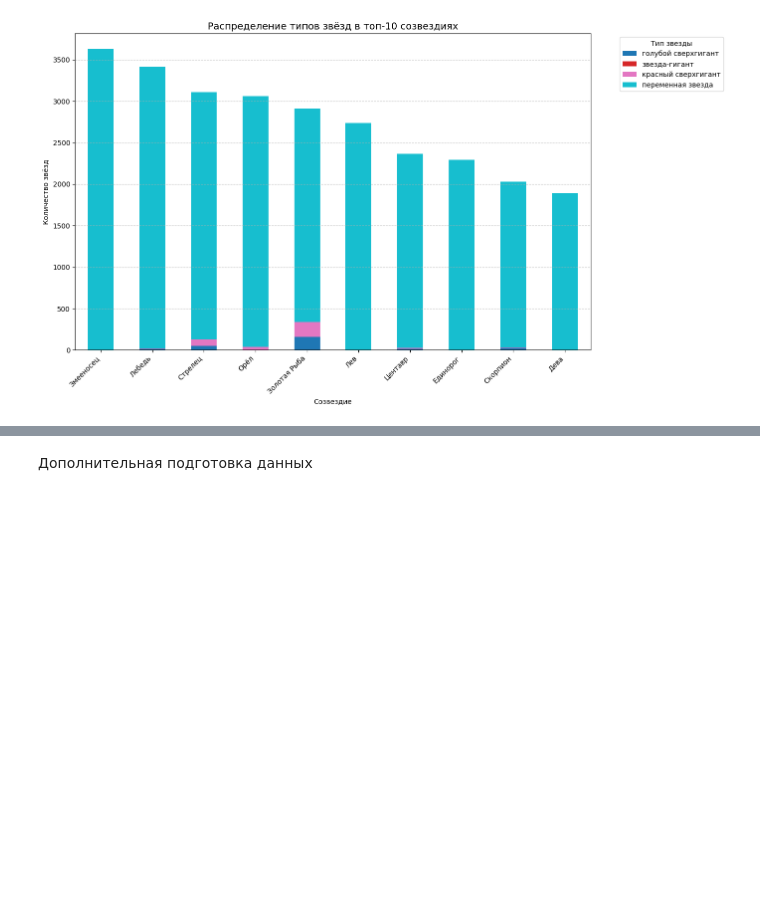
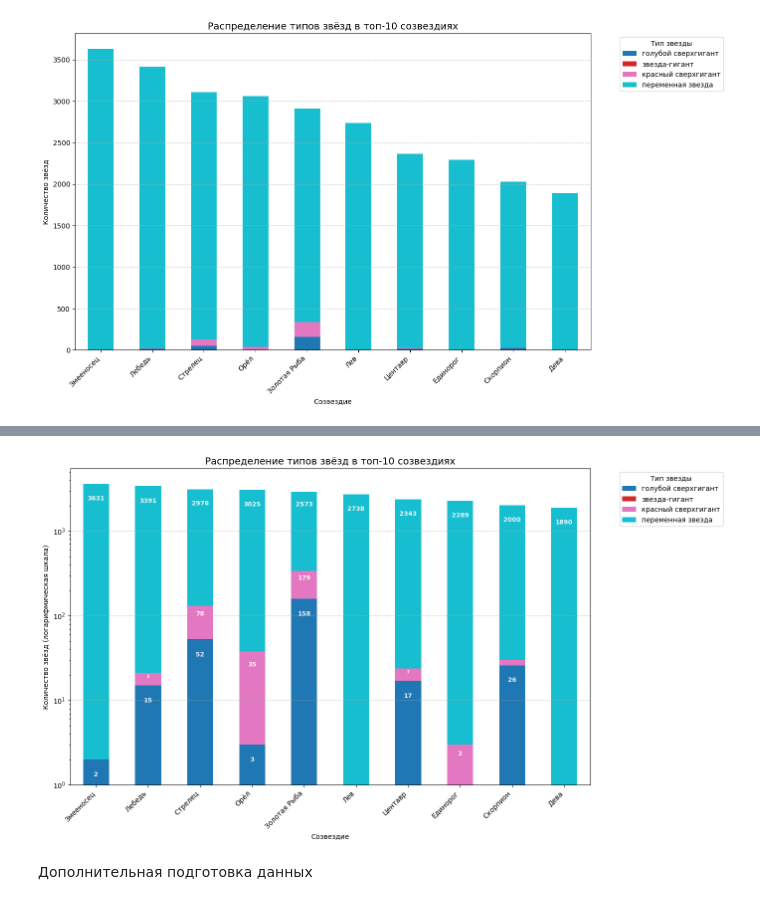
Before and after one commit to kolessovva/python-ai-Albina-Kolesova, a Jupyter notebook: notebooks/week3_visualization.ipynb, the cells around one changed output, grey strips where cells are left out. Saved outputs shown, nothing was run; the diff lists cells and outputs as text; code cells hidden in the pictures; blank space fills up the shorter version.

```diff
--- a/notebooks/week3_visualization.ipynb
+++ b/notebooks/week3_visualization.ipynb
@@ -266,3 +365,73 @@ plt.show()
+# %%
+# Выделим top-10 созвездий
+top10_const = stars_per_const.head(10)['constellation'].tolist()
+
+# Отфильтруем данные и построим сводную таблицу
+df_top10 = df_stars[df_stars['constellation_name'].isin(top10_const)]
+pivot = df_top10.groupby(['constellation_name', 'star_type']).size().unstack(fill_value=0)
+
+# Отсортируем созвездия по убыванию общего числа звёзд
+pivot = pivot.loc[stars_per_const.head(10)['constellation']]
+
+fig, ax = plt.subplots(figsize=(14, 8))
+pivot.plot(kind='bar', stacked=True, colormap='tab10', ax=ax)
+
+# Применяем логарифмическую шкалу
+ax.set_yscale('log')
+
+plt.xlabel('Созвездие')
+plt.ylabel('Количество звёзд (логарифмическая шкала)')
+plt.title('Распределение типов звёзд в топ-10 созвездиях', fontsize=14)
+plt.legend(title='Тип звезды', bbox_to_anchor=(1.05, 1), loc='upper left')
+plt.xticks(rotation=45, ha='right')
+plt.grid(axis='y', linestyle='--', alpha=0.7)
+
+# Добавляем числа внутри сегментов с проверкой видимости
+for patch in ax.patches:
+    height = patch.get_height()
+    width = patch.get_width()
+    x, y = patch.get_xy()
+
+    # Проверяем, что сегмент имеет значимую высоту
+    if height > 0:
+        # Вычисляем высоту сегмента в логарифмических координатах
+        # Для логарифмической шкалы важна относительная высота
+        if y > 0:  # избегаем log(0)
+            log_height = np.log10(y + height) - np.log10(y)
+        else:
+            log_height = np.log10(height) if height > 0 else 0
+
+        # Размещаем текст, если сегмент достаточно высокий в лог-шкале
+        # или если абсолютное значение достаточно большое
+        if log_height > 0.1 or height > 50:
+            y_pos = y + height/1.5
+
+            # Выбираем размер шрифта в зависимости от высоты сегмента
+            if log_height > 0.3 or height > 100:
+                fontsize = 9
+            elif log_height > 0.15 or height > 30:
+                fontsize = 7
+            else:
+                fontsize = 6
+
+            # Определяем цвет текста (белый на темном, черный на светлом)
+            # Для контрастности используем белый для всех
+            ax.text(
+                x + width/2,
+                y_pos,
+                f'{int(height)}',
+                ha='center',
+                va='center',
+                fontsize=fontsize,
+                color='white',
+                fontweight='bold',
+                alpha=0.9
+            )
+
+plt.tight_layout()
+plt.show()
+# %% [output]
+[figure, added]
 # %% [markdown]
 Дополнительная подготовка данных
 # %%
```
Also changed, not shown: parts of 14 cells of this notebook.
